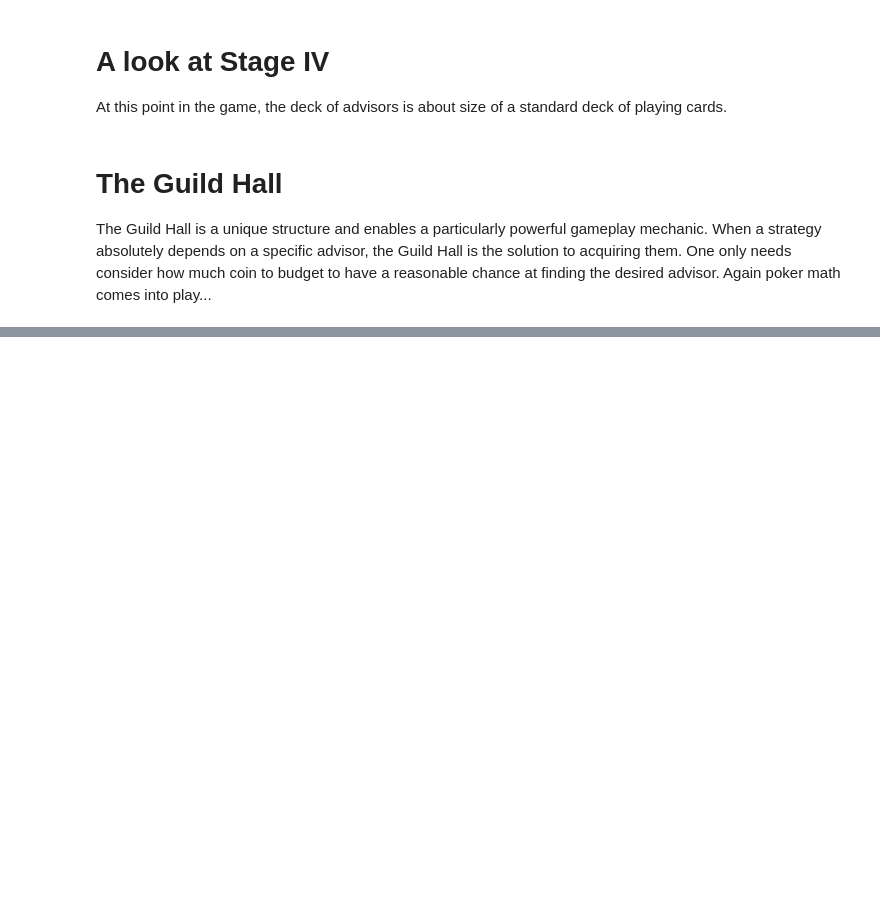
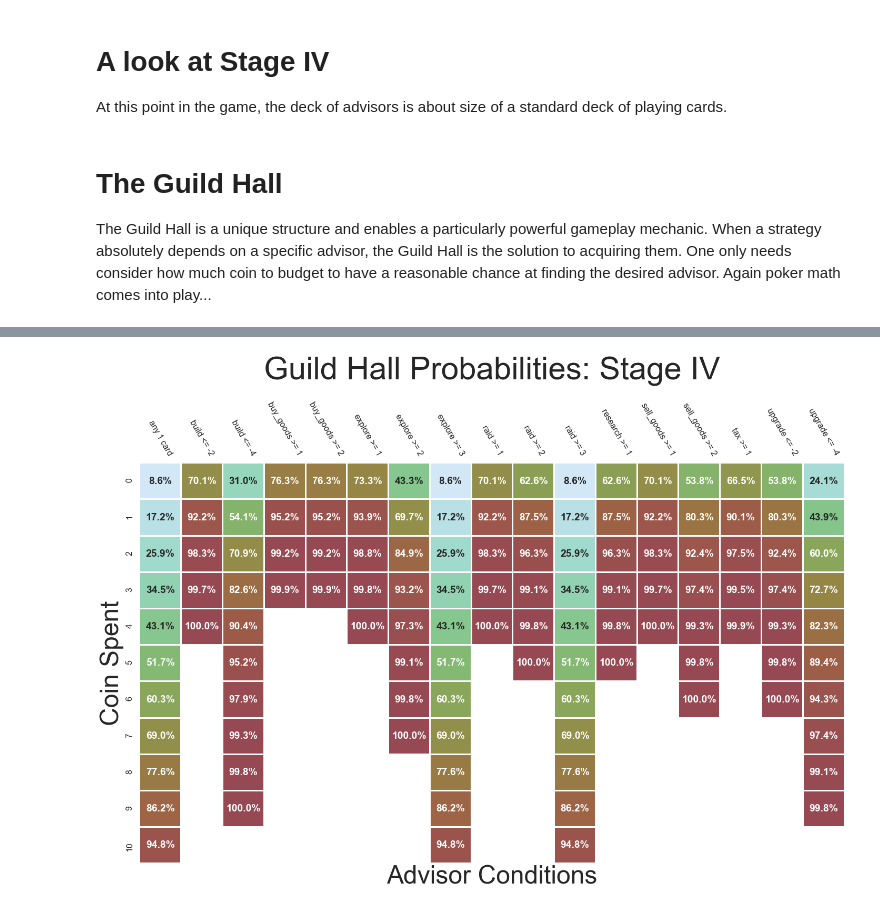
Before and after one commit to cardboardai/boardgame-bookie, a Jupyter notebook: boardgames/seafall/Advisor Probabilities.ipynb, the cells around one changed output, grey strips where cells are left out. Saved outputs shown, nothing was run; the diff lists cells and outputs as text; code cells hidden in the pictures; blank space fills up the shorter version.

Commit message:
guild hall probabilities

```diff
--- a/boardgames/seafall/Advisor Probabilities.ipynb
+++ b/boardgames/seafall/Advisor Probabilities.ipynb
@@ -78,3 +80,5 @@ At this point in the game, the deck of advisors is about size of a standard deck
 # %% [markdown]
 # The Guild Hall
 The Guild Hall is a unique structure and enables a particularly powerful gameplay mechanic. When a strategy absolutely depends on a specific advisor, the Guild Hall is the solution to acquiring them. One only needs consider how much coin to budget to have a reasonable chance at finding the desired advisor. Again poker math comes into play...
+# %%
+df_advisor = pandas.read_excel("advisors.xlsx")
@@ -80,0 +398,3 @@ The Guild Hall is a unique structure and enables a particularly powerful gamepla
+# %%
+probs_df = pandas.DataFrame.from_dict(probs_dict)
+probs_df.index = coin_range
@@ -80,0 +426,24 @@ The Guild Hall is a unique structure and enables a particularly powerful gamepla
+# %%
+mask = probs_df.as_matrix()
+mask = mask > .9999
+# %%
+seaborn.set(style = "white")
+seaborn.set_context("poster")
+matplotlib.pyplot.figure(figsize=(24, 14))
+ax = seaborn.heatmap(probs_df, annot = True, cmap = cmap,
+                     cbar = False, mask = mask, annot_kws = {"weight" : "extra bold"},
+                     fmt = ".1%", linewidths = 2, vmin=0.0,
+                     vmax=1.0)
+ax.set_title(
+    "Guild Hall Probabilities: Stage IV",
+    fontsize=60,
+    y=1.20)
+ax.set_xlabel("Advisor Conditions", fontsize=48)
+ax.set_ylabel("Coin Spent", fontsize=48)
+ax.xaxis.tick_top()
+matplotlib.pyplot.setp(ax.get_xticklabels(), rotation=-60)
+fig = ax.get_figure()
+fig.savefig("guild_hall_probabilities_stage_iv.pdf")
+fig.savefig("guild_hall_probabilities_stage_iv.svg", format="svg", dpi=1200)
+# %% [output]
+[figure, added]
```
Also changed, not shown: parts of 10 cells of this notebook, 4 other files.
